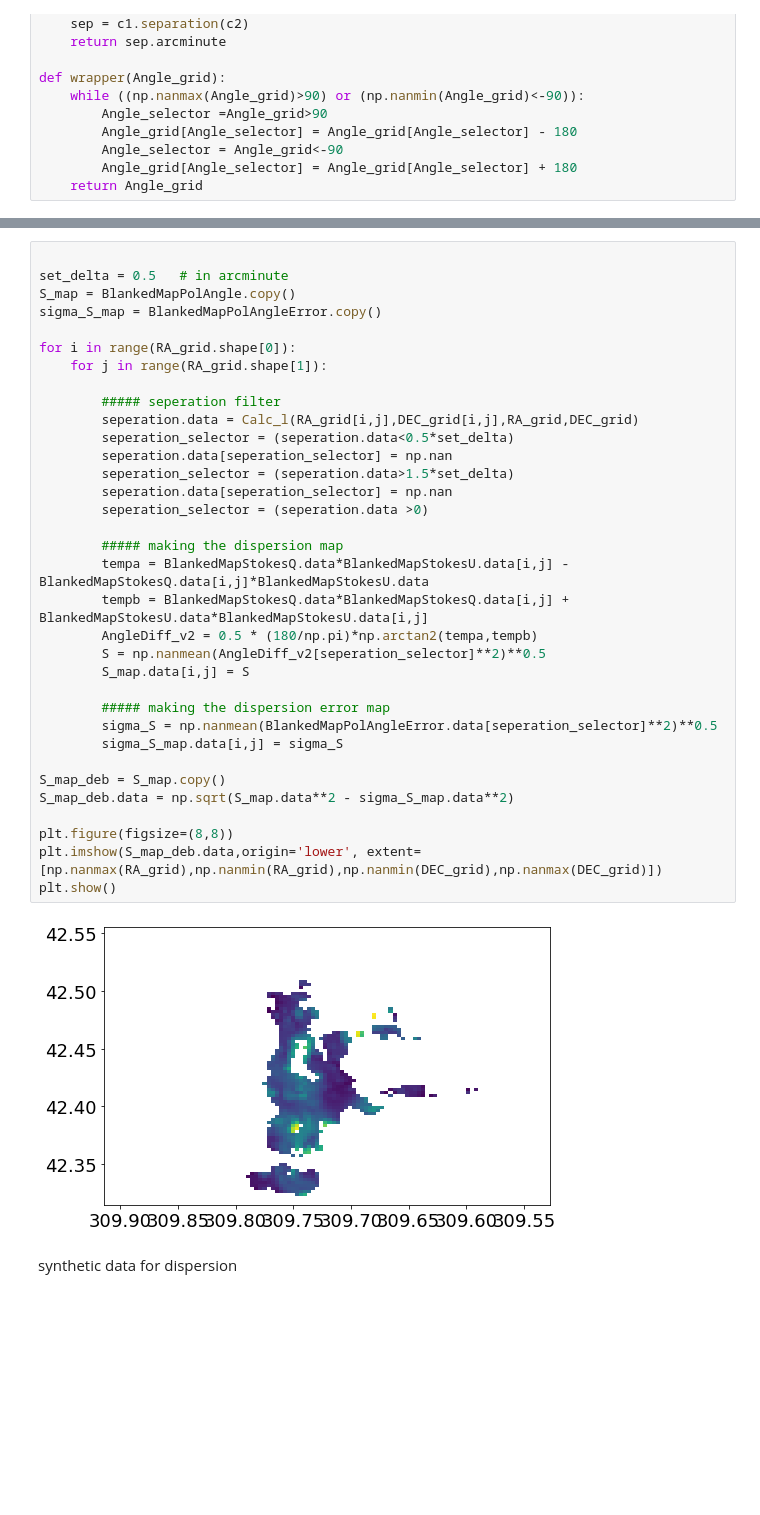
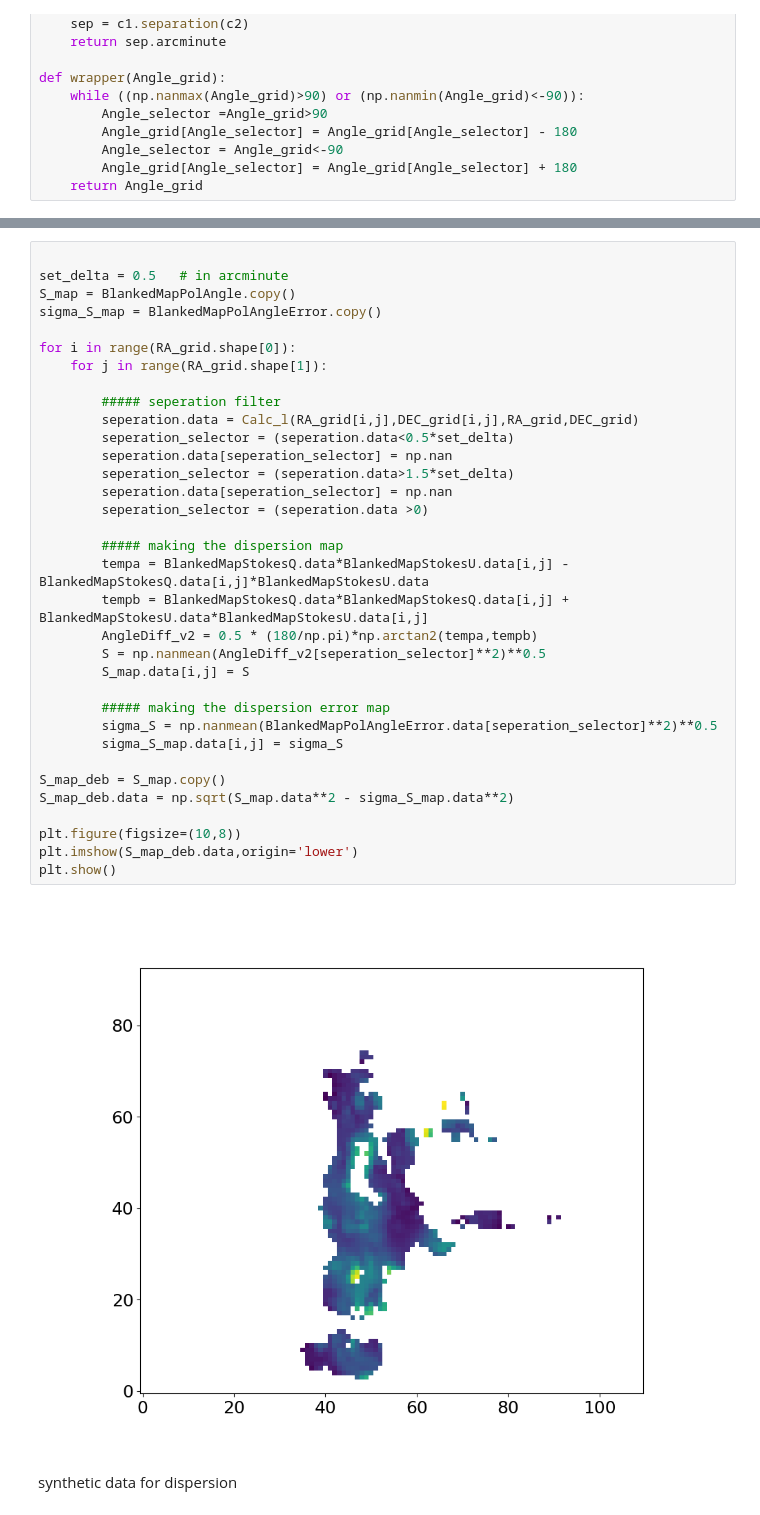
Before and after one commit to Siddharth3-14/Internship-MIT, a Jupyter notebook: bootstrap.ipynb, the cells around one changed output, grey strips where cells are left out. Saved outputs shown, nothing was run; the diff lists cells and outputs as text; blank space fills up the shorter version.

```diff
--- a/bootstrap.ipynb
+++ b/bootstrap.ipynb
@@ -300,36 +300,36 @@ set_delta = 0.5   # in arcminute
 S_map = BlankedMapPolAngle.copy()
 sigma_S_map = BlankedMapPolAngleError.copy()
 
 for i in range(RA_grid.shape[0]):
     for j in range(RA_grid.shape[1]):
 
         ##### seperation filter
         seperation.data = Calc_l(RA_grid[i,j],DEC_grid[i,j],RA_grid,DEC_grid)
         seperation_selector = (seperation.data<0.5*set_delta)
         seperation.data[seperation_selector] = np.nan
         seperation_selector = (seperation.data>1.5*set_delta)
         seperation.data[seperation_selector] = np.nan
         seperation_selector = (seperation.data >0)
 
         ##### making the dispersion map
         tempa = BlankedMapStokesQ.data*BlankedMapStokesU.data[i,j] - BlankedMapStokesQ.data[i,j]*BlankedMapStokesU.data
         tempb = BlankedMapStokesQ.data*BlankedMapStokesQ.data[i,j] + BlankedMapStokesU.data*BlankedMapStokesU.data[i,j]
         AngleDiff_v2 = 0.5 * (180/np.pi)*np.arctan2(tempa,tempb)
         S = np.nanmean(AngleDiff_v2[seperation_selector]**2)**0.5
         S_map.data[i,j] = S
 
         ##### making the dispersion error map
         sigma_S = np.nanmean(BlankedMapPolAngleError.data[seperation_selector]**2)**0.5
         sigma_S_map.data[i,j] = sigma_S
 
 S_map_deb = S_map.copy()
 S_map_deb.data = np.sqrt(S_map.data**2 - sigma_S_map.data**2)
 
-plt.figure(figsize=(8,8))
-plt.imshow(S_map_deb.data,origin='lower', extent=[np.nanmax(RA_grid),np.nanmin(RA_grid),np.nanmin(DEC_grid),np.nanmax(DEC_grid)])
+plt.figure(figsize=(10,8))
+plt.imshow(S_map_deb.data,origin='lower')
 plt.show()
 # %% [output]
-[figure, old version]
+[figure, new version]
 # %% [markdown]
 synthetic data for dispersion
 # %%
```
Also changed, not shown: parts of 11 cells of this notebook, 1 other file.
